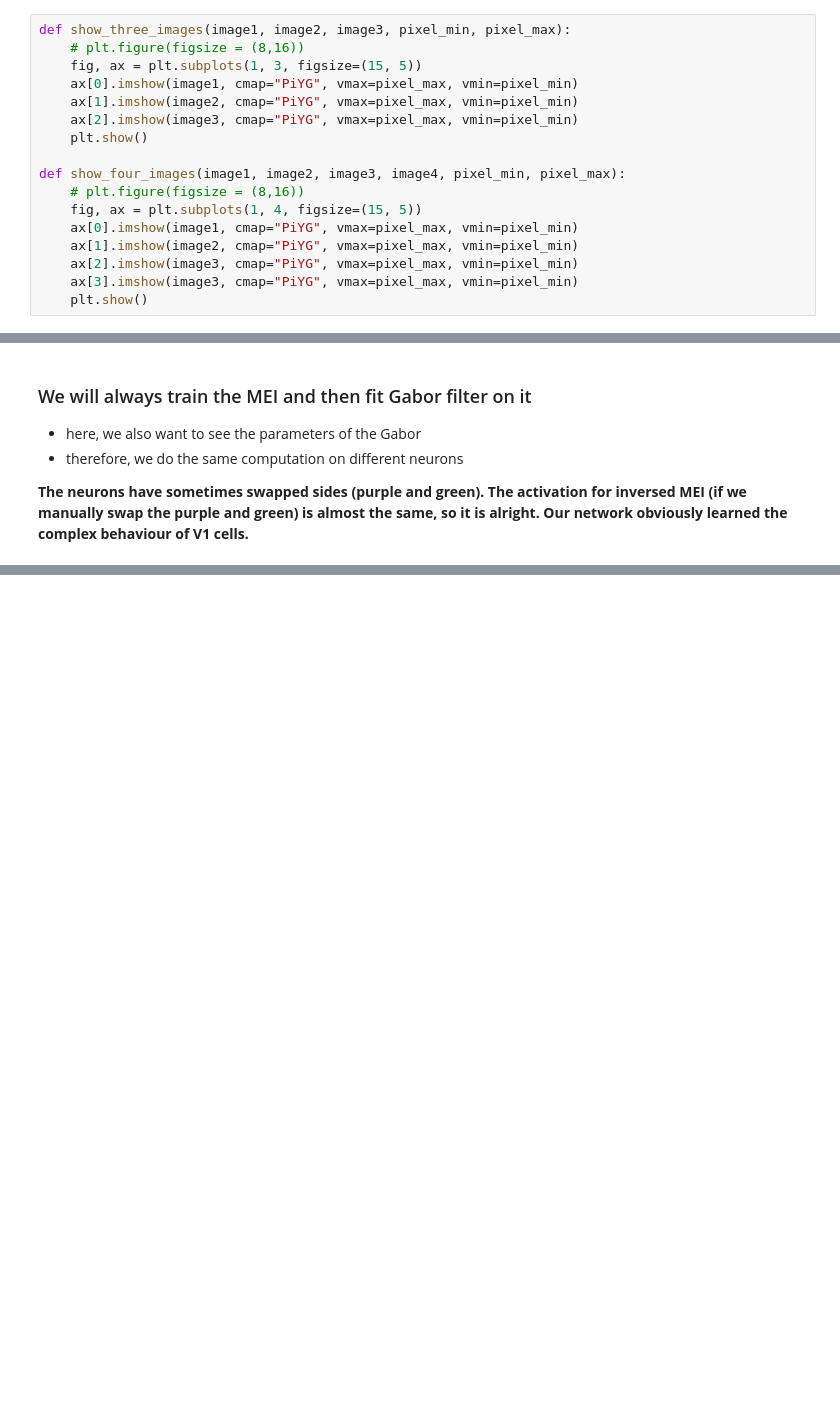
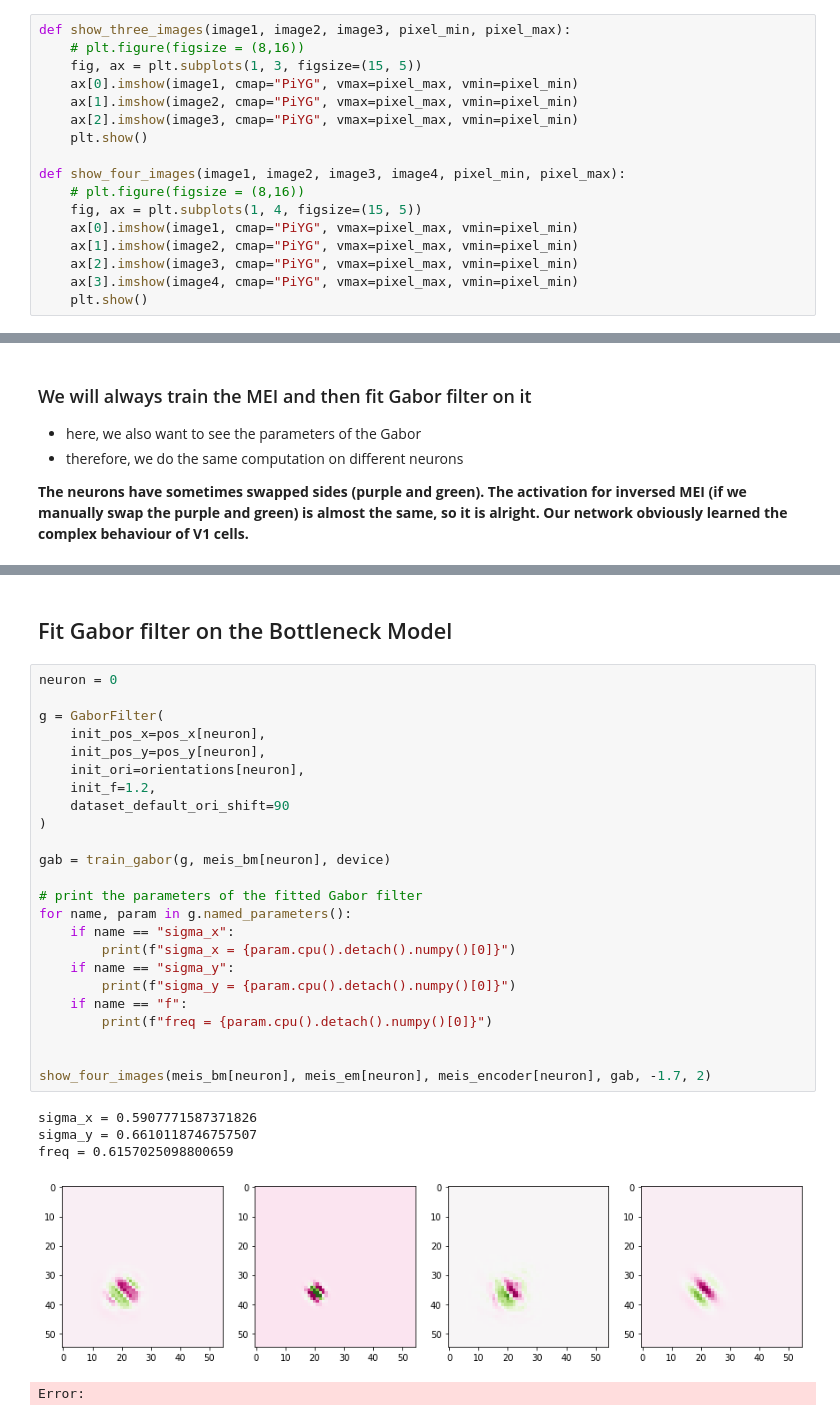
Before and after one commit to mpicek/reCNN_visual_prosthesis, a Jupyter notebook: experiments/MEI.ipynb, the cells around one changed output, grey strips where cells are left out. Saved outputs shown, nothing was run; the diff lists cells and outputs as text; blank space fills up the shorter version.

```diff
--- a/experiments/MEI.ipynb
+++ b/experiments/MEI.ipynb
@@ -211,7 +78,7 @@ def show_four_images(image1, image2, image3, image4, pixel_min, pixel_max):
     ax[0].imshow(image1, cmap="PiYG", vmax=pixel_max, vmin=pixel_min)
     ax[1].imshow(image2, cmap="PiYG", vmax=pixel_max, vmin=pixel_min)
     ax[2].imshow(image3, cmap="PiYG", vmax=pixel_max, vmin=pixel_min)
-    ax[3].imshow(image3, cmap="PiYG", vmax=pixel_max, vmin=pixel_min)
+    ax[3].imshow(image4, cmap="PiYG", vmax=pixel_max, vmin=pixel_min)
     plt.show()
 # %% [markdown]
 ## Set the positions to 0 and slowly rotate the neuron
@@ -380,0 +143,32 @@ Inverse activation tensor(19.4904, device='cuda:0', grad_fn=<MeanBackward0>)
+# %% [markdown]
+## Fit Gabor filter on the Bottleneck Model
+# %%
+neuron = 0
+
+g = GaborFilter(
+    init_pos_x=pos_x[neuron],
+    init_pos_y=pos_y[neuron],
+    init_ori=orientations[neuron],
+    init_f=1.2,
+    dataset_default_ori_shift=90
+)
+
+gab = train_gabor(g, meis_bm[neuron], device)
+
+# print the parameters of the fitted Gabor filter
+for name, param in g.named_parameters():
+    if name == "sigma_x":
+        print(f"sigma_x = {param.cpu().detach().numpy()[0]}")
+    if name == "sigma_y":
+        print(f"sigma_y = {param.cpu().detach().numpy()[0]}")
+    if name == "f":
+        print(f"freq = {param.cpu().detach().numpy()[0]}")
+
+
+show_four_images(meis_bm[neuron], meis_em[neuron], meis_encoder[neuron], gab, -1.7, 2)
+# %% [output]
+sigma_x = 0.5907771587371826
+sigma_y = 0.6610118746757507
+freq = 0.6157025098800659
+[figure, added]
+Error:
```
Also changed, not shown: parts of 9 cells of this notebook, 1 other file.
